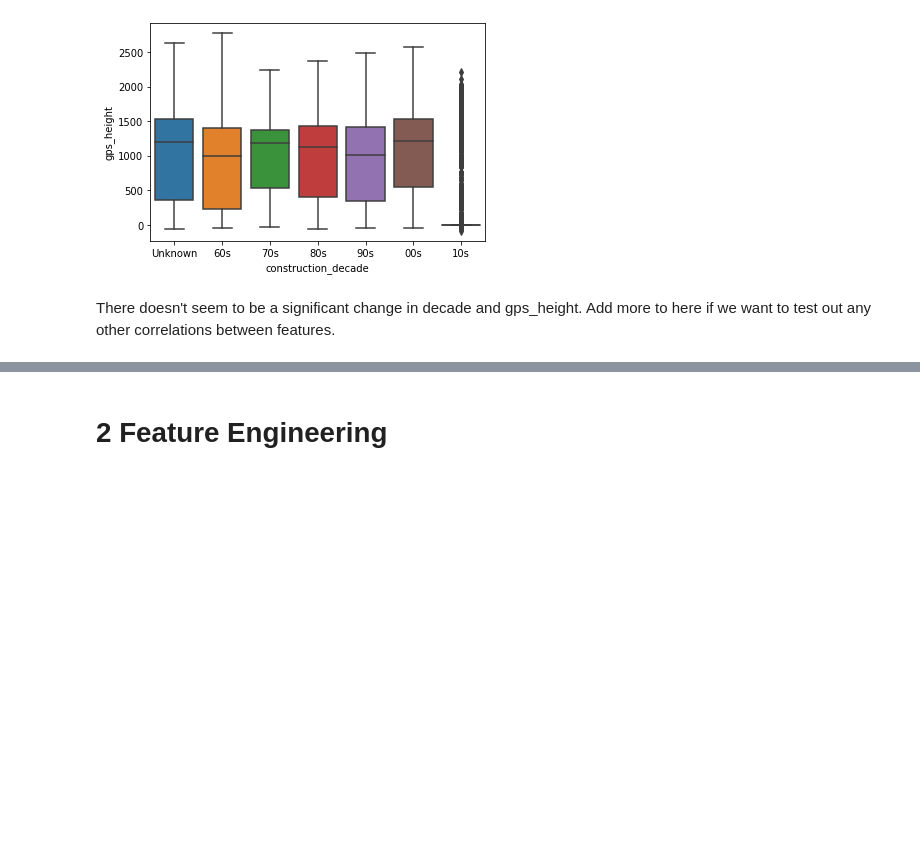
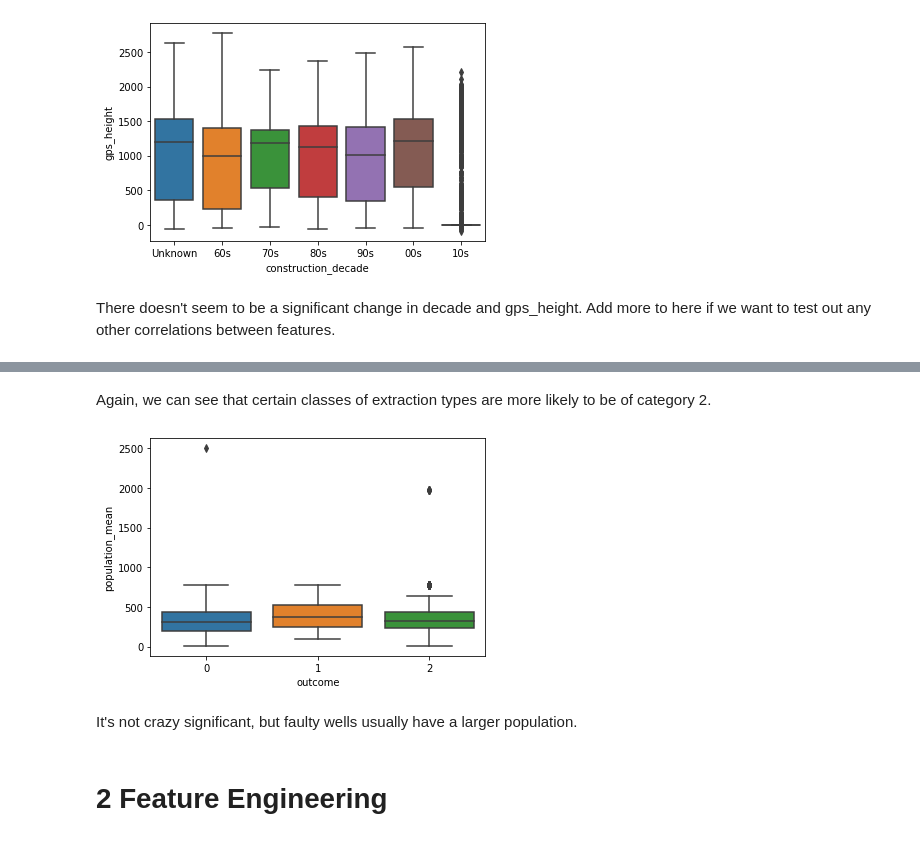
Before and after one commit to JasonErwin/dma-project, a Jupyter notebook: EDA.ipynb, the cells around one changed output, grey strips where cells are left out. Saved outputs shown, nothing was run; the diff lists cells and outputs as text; code cells hidden in the pictures; blank space fills up the shorter version.

```diff
--- a/EDA.ipynb
+++ b/EDA.ipynb
@@ -58,3 +92,12 @@ Add more to here if we want to test out any other correlations between features.
+# %% [markdown]
+Again, we can see that certain classes of extraction types are more likely to be of category 2.
+# %%
+sns.boxplot(x='outcome', y='population_mean', data=df)
+plt.show()
+# %% [output]
+[figure, added]
+# %% [markdown]
+It's not crazy significant, but faulty wells usually have a larger population.
 # %% [markdown]
 # 2 Feature Engineering
 # %%
```
Also changed, not shown: parts of 19 cells of this notebook, 1 other file.
